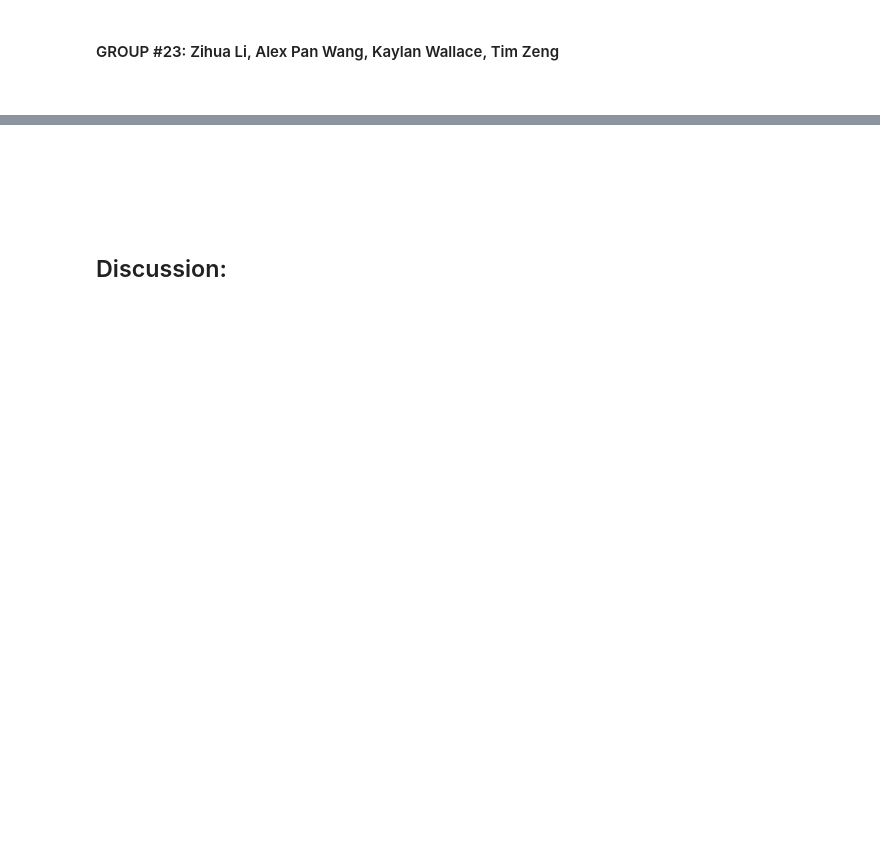
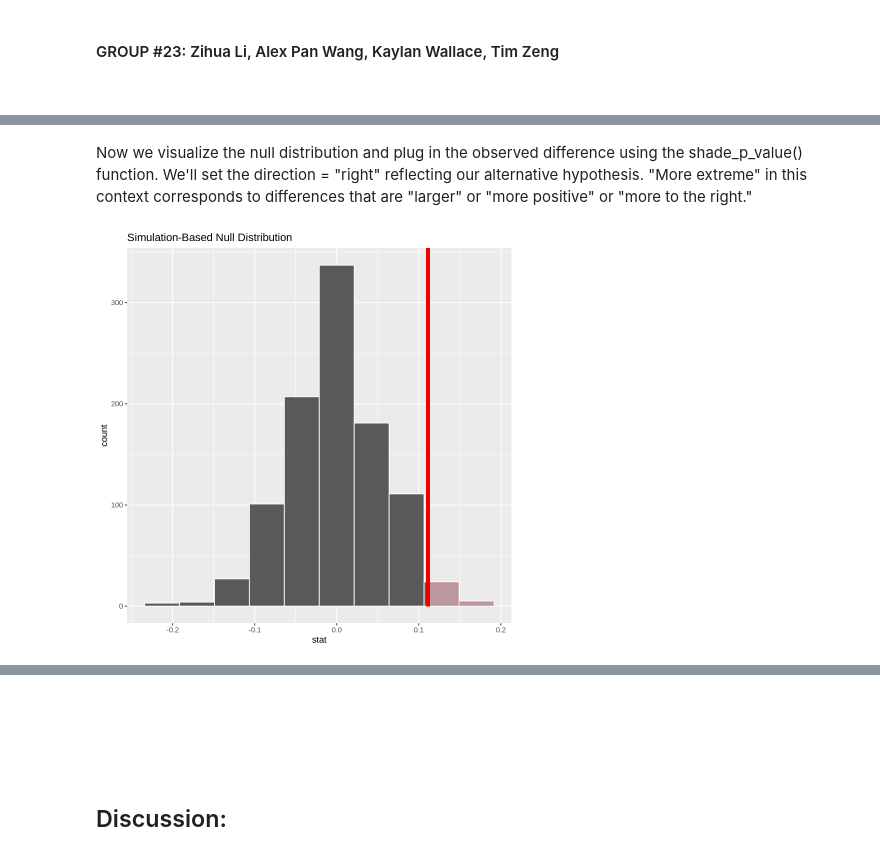
Before and after one commit to Kaylan-W/heart-disease-stat-201, a Jupyter notebook: Project_final_report.ipynb, the cells around one changed output, grey strips where cells are left out. Drawn from its saved outputs; the diff is of its cells as text; code cells hidden in the pictures; blank space fills up the shorter version.

```diff
--- a/Project_final_report.ipynb
+++ b/Project_final_report.ipynb
@@ -180,0 +212,10 @@ A tibble: 1 × 2
+# %%
+set.seed(123)
+
+null_distribution <- data_downsized %>%
+  specify(formula = diagnosis ~ chol_level, success = "presence") %>%
+  hypothesize(null = "independence") %>%
+  generate(reps = 1000, type = "permute") %>%
+  calculate(stat = "diff in props", order = c("High", "Normal/Below-Avg"))
+
+head(null_distribution)
@@ -180,0 +238,6 @@ A tibble: 1 × 2
+# %%
+obs_diff_prop <- data_downsized %>%
+  specify(formula = diagnosis ~ chol_level, success = "presence") %>%
+  calculate(stat = "diff in props", order = c("High", "Normal/Below-Avg"))
+
+obs_diff_prop
@@ -180,0 +249,7 @@ A tibble: 1 × 2
+# %% [markdown]
+Now we visualize the null distribution and plug in the observed difference using the shade_p_value() function. We'll set the direction = "right" reflecting our alternative hypothesis. "More extreme" in this context corresponds to differences that are "larger" or "more positive" or "more to the right."
+# %%
+visualize(null_distribution, bins = 10) +
+    shade_p_value(obs_stat = obs_diff_prop, direction = "right")
+# %% [output]
+[figure, added]
```
Also changed, not shown: parts of 28 cells of this notebook.
